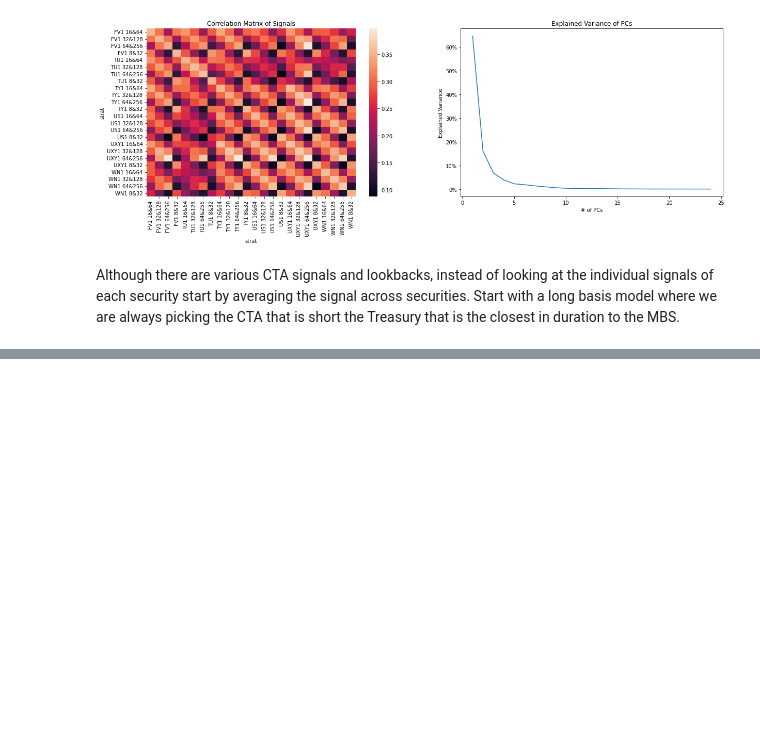
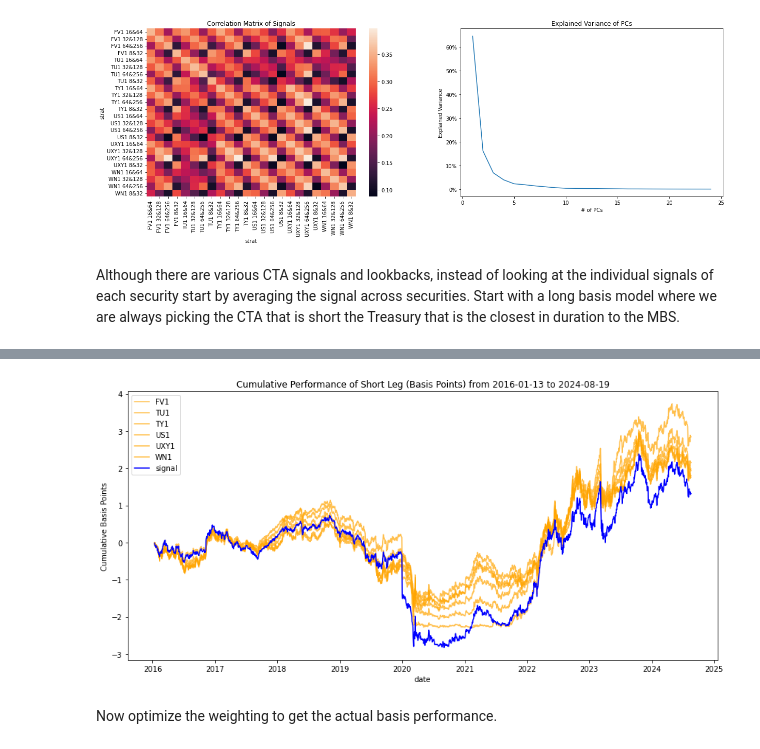
Before and after one commit to diegodalvarez/MBSTrendConvexity, a Jupyter notebook: root/SimpleMBSTrend.ipynb, the cells around one changed output, grey strips where cells are left out. Saved outputs shown, nothing was run; the diff lists cells and outputs as text; code cells hidden in the pictures; blank space fills up the shorter version.

```diff
--- a/root/SimpleMBSTrend.ipynb
+++ b/root/SimpleMBSTrend.ipynb
@@ -338,0 +375,29 @@ It is evident that although the trading strategy minimizes the loss (particularl
+# %%
+def plot_cumulative_basis_points(df_cum_bps: pd.DataFrame) -> plt.Figure:
+
+    fig, axes = plt.subplots(figsize = (12,6))
+
+    (df_cum_bps.drop(
+        columns = ["signal"]).
+        plot(
+            alpha = 0.7,
+            ax = axes,
+            color = "orange"))
+
+    (df_cum_bps[
+        ["signal"]].
+        plot(
+            ylabel = "Cumulative Basis Points",
+            ax = axes,
+            color = "blue",
+            title = "Cumulative Performance of Short Leg (Basis Points) from {} to {}".format(
+                df_cum_bps.index.min(),
+                df_cum_bps.index.max())))
+
+    plt.tight_layout()
+
+plot_cumulative_basis_points(df_cum_bps)
+# %% [output]
+[figure, added]
+# %% [markdown]
+Now optimize the weighting to get the actual basis performance.
```
Also changed, not shown: parts of 19 cells of this notebook, 1 other file.
